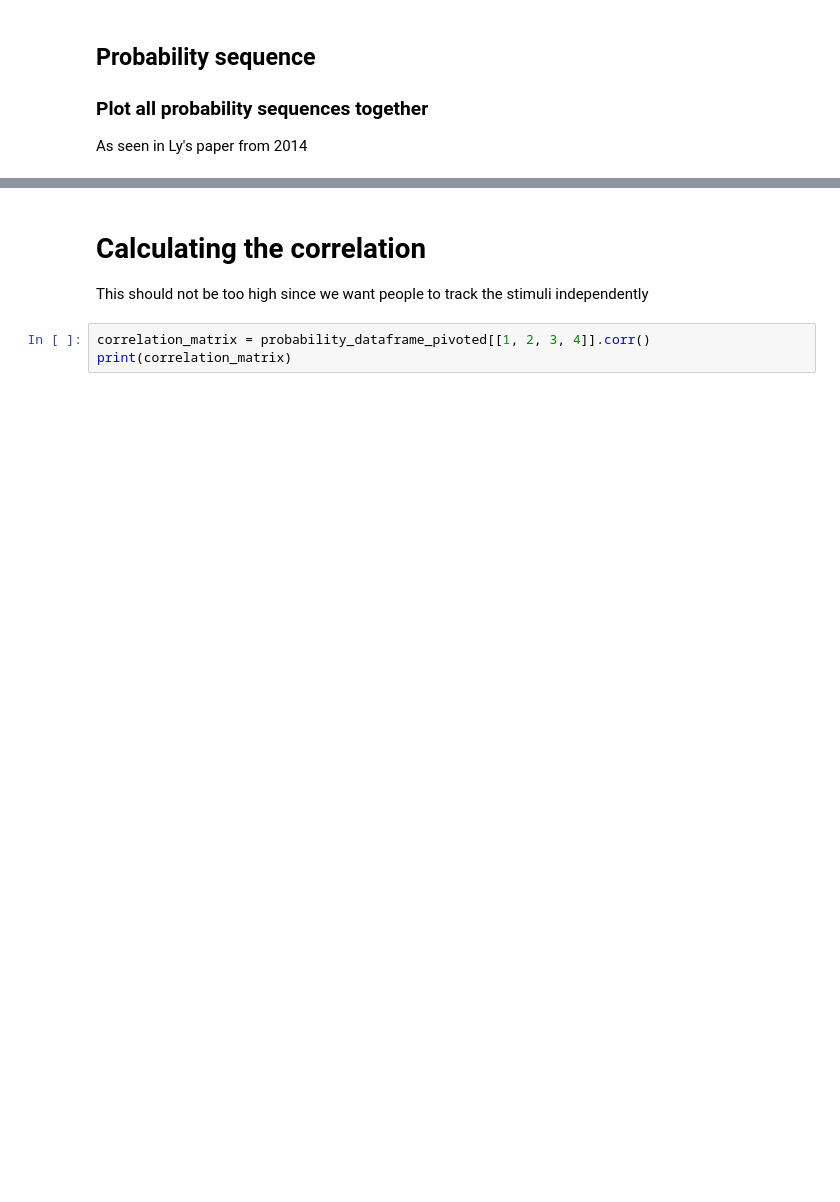
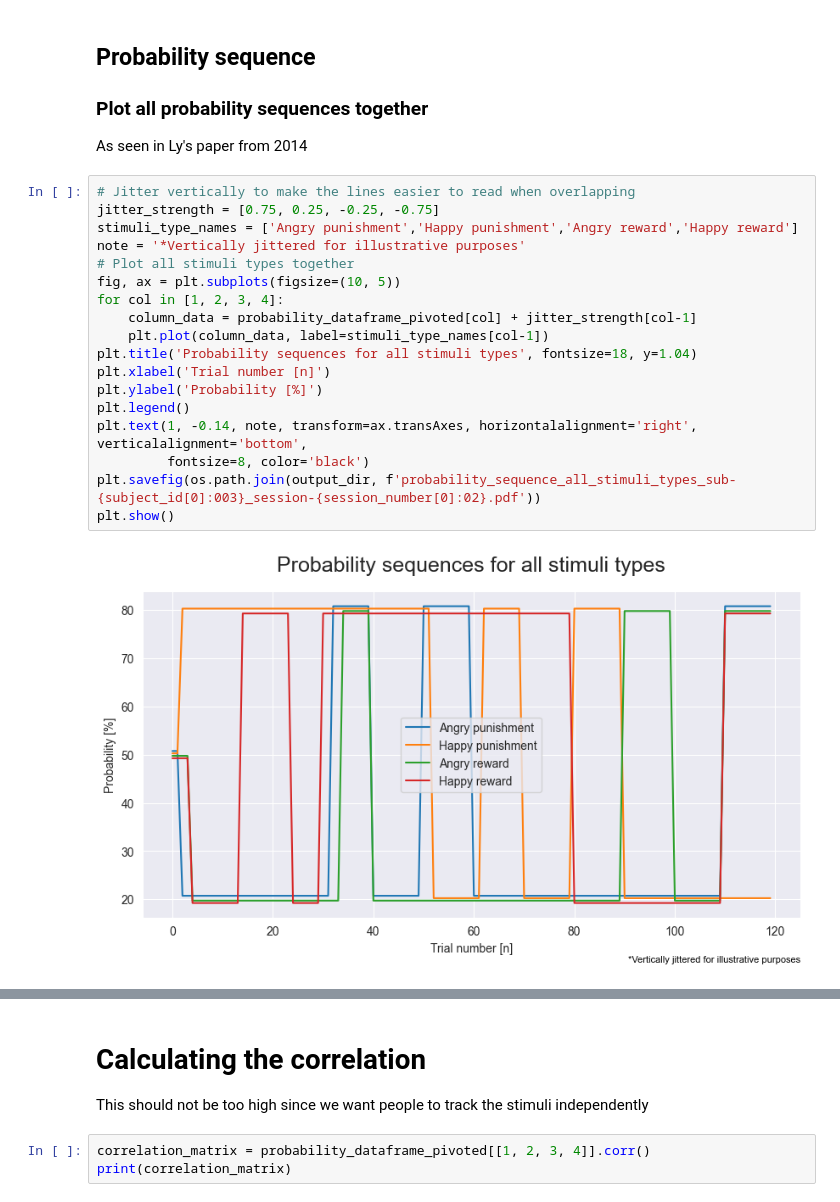
Before and after one commit to KTZ228/phd_1_analysis, a Jupyter notebook: scripts/behavioural_sequence_analysis.ipynb, the cells around one changed output, grey strips where cells are left out. Drawn from its saved outputs; the diff is of its cells as text; blank space fills up the shorter version.

```diff
--- a/scripts/behavioural_sequence_analysis.ipynb
+++ b/scripts/behavioural_sequence_analysis.ipynb
@@ -52,6 +69,26 @@ trial
 ## Probability sequence
 ### Plot all probability sequences together
 As seen in Ly's paper from 2014
+# %%
+# Jitter vertically to make the lines easier to read when overlapping
+jitter_strength = [0.75, 0.25, -0.25, -0.75]
+stimuli_type_names = ['Angry punishment','Happy punishment','Angry reward','Happy reward']
+note = '*Vertically jittered for illustrative purposes'
+# Plot all stimuli types together
+fig, ax = plt.subplots(figsize=(10, 5))
+for col in [1, 2, 3, 4]:
+    column_data = probability_dataframe_pivoted[col] + jitter_strength[col-1]
+    plt.plot(column_data, label=stimuli_type_names[col-1])
+plt.title('Probability sequences for all stimuli types', fontsize=18, y=1.04)
+plt.xlabel('Trial number [n]')
+plt.ylabel('Probability [%]')
+plt.legend()
+plt.text(1, -0.14, note, transform=ax.transAxes, horizontalalignment='right', verticalalignment='bottom',
+         fontsize=8, color='black')
+plt.savefig(os.path.join(output_dir, f'probability_sequence_all_stimuli_types_sub-{subject_id[0]:003}_session-{session_number[0]:02}.pdf'))
+plt.show()
+# %% [output]
+[figure, added]
 # %%
 # Jitter vertically to make the lines easier to read when overlapping
 jitter_strength = [0.75, 0.25, -0.25, -0.75]
```
Also changed, not shown: parts of 6 cells of this notebook.
